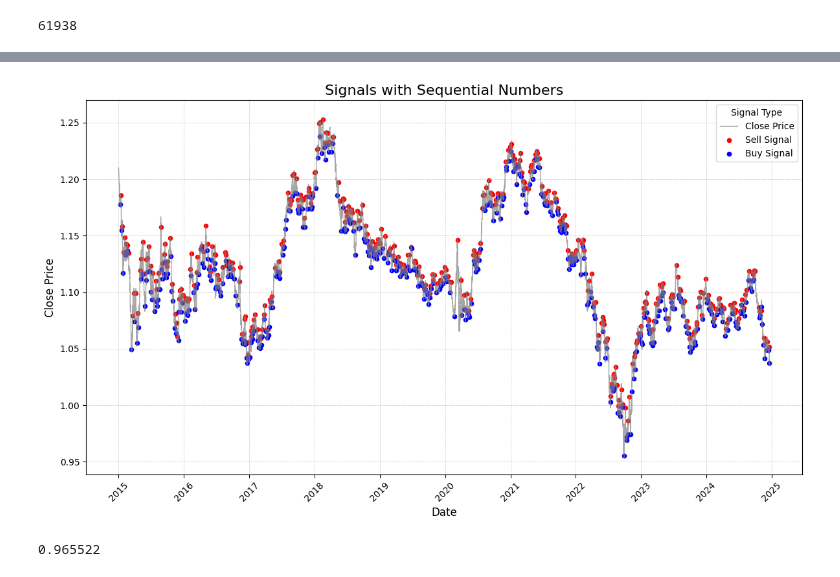
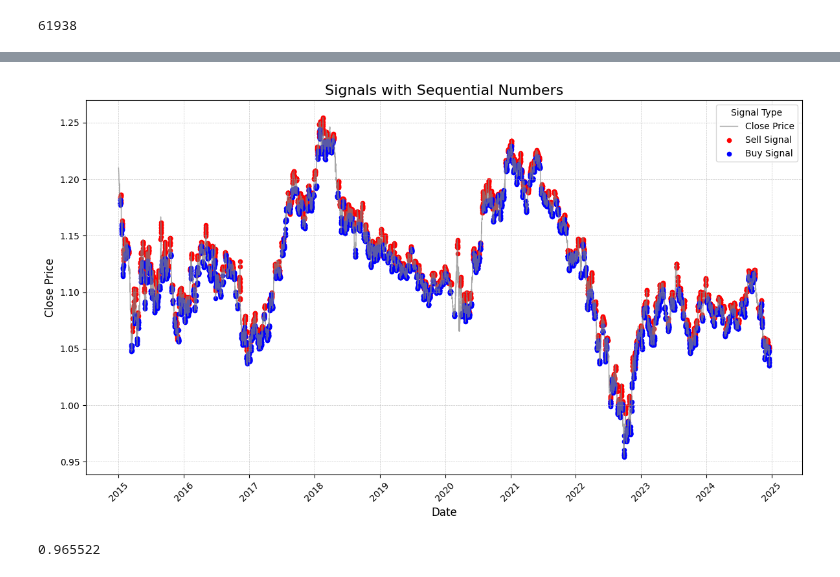
Before and after one commit to Iftekhar-mobin/Make_Money_with_Tensorflow_2.0, a Jupyter notebook: forexPredictor/portfolio from signal.ipynb, the cells around one changed output, grey strips where cells are left out. Drawn from its saved outputs; the diff is of its cells as text; code cells hidden in the pictures.

```diff
--- a/forexPredictor/portfolio from signal.ipynb
+++ b/forexPredictor/portfolio from signal.ipynb
@@ -36,23 +36,16 @@ len(dt)
 # %%
 df=data
 
+
 start = 0
 end = len(dt)
+# end = 5000
 # Assuming 'df' is your DataFrame and it contains 'Date' and 'Close' columns
 df = df.iloc[start:end].reset_index(drop=True)  # Reset index after slicing
 
-
 # Identify local maxima and minima
-local_maxima_indices = argrelextrema(df['Close'].values, np.greater, order=50)[0]
-local_minima_indices = argrelextrema(df['Close'].values, np.less, order=50)[0]
-
-# Shift signals 2 steps ahead
-max_signal_indices = local_maxima_indices + 2
-min_signal_indices = local_minima_indices + 2
-
-# Ensure indices stay within bounds
-max_signal_indices = max_signal_indices[max_signal_indices < len(df)]
-min_signal_indices = min_signal_indices[min_signal_indices < len(df)]
+max_signal_indices = argrelextrema(df['Close'].values, np.greater, order=50)[0]
+min_signal_indices = argrelextrema(df['Close'].values, np.less, order=50)[0]
 
 # Initialize Signal column
 df['Signal'] = 0
@@ -60,8 +53,39 @@ df.loc[max_signal_indices, 'Signal'] = -1  # Sell Signal
 df.loc[min_signal_indices, 'Signal'] = 1   # Buy Signal
 
 
-Threshold_distance = 24
+# Modify signals to extend their effect for the next 10 points
+extension_length = 15
+for idx in df[df['Signal'] != 0].index:  # Iterate over non-zero signals
+    signal_value = df.loc[idx, 'Signal']  # Get the signal value (1 or -1)
+    # Update the next `extension_length` zeros to the current signal
+    end_idx = min(idx + extension_length, len(df))  # Ensure we don't exceed bounds
+    for i in range(idx + 1, end_idx):
+        if df.loc[i, 'Signal'] == 0:  # Only alter zero signals
+            df.loc[i, 'Signal'] = signal_value
+
+
+
+
+# Modify signals to extend their effect 3 steps **before** each signal
+extension_length = 5
+for idx in df[df['Signal'] != 0].index:  # Iterate over non-zero signals
+    signal_value = df.loc[idx, 'Signal']  # Get the signal value (1 or -1)
+    # Update the previous `extension_length` zeros to the current signal
+    start_idx = max(idx - extension_length, 0)  # Ensure we don’t go below index 0
+    for i in range(start_idx, idx):
+        if df.loc[i, 'Signal'] == 0:  # Only alter zero signals
+            df.loc[i, 'Signal'] = signal_value
+
+
+# Debugging Info
+print(f"Total Original Sell Signals: {len(max_signal_indices)}")
+print(f"Total Original Buy Signals: {len(min_signal_indices)}")
+print(f"Filtered Signals After Extension: {df['Signal'].value_counts()}")
+
+
+Threshold_distance = 25
 # mv_avg = df['Close'].rolling(window=15).mean()
+
 
 # Filtering consecutive signals
 signal_indices = df[df['Signal'] != 0].index  # Get indices where signals exist
@@ -70,51 +94,37 @@ for i in range(1, len(signal_indices)):
     previous_index = signal_indices[i - 1]
 
     # Check for consecutive opposite signals within a short distance (e.g., 25 candles)
-#     if abs(current_index - previous_index) <= Threshold_distance and \
-#             df.loc[current_index, 'Signal'] != df.loc[previous_index, 'Signal']:
-#             if mv_avg[i] < df['Close'].iloc[i]:
-#                 df.loc[previous_index, 'Signal'] = 0  # Remove the previous signal
-#                 df.loc[current_index, 'Signal'] = 1  # Convert to Buy Signal
-#             else:
-#                 df.loc[current_index, 'Signal'] = -1  # Convert to Buy Signal
-#                 df.loc[previous_index, 'Signal'] = 0  # Remove the previous signal
-        # Check for consecutive opposite signals within a short distance (e.g., 25 candles)
     if abs(current_index - previous_index) <= Threshold_distance and \
             df.loc[current_index, 'Signal'] == df.loc[previous_index, 'Signal']:
                 df.loc[current_index, 'Signal'] = 0  # Convert to Buy Signal
 
-
-        # Compare the rolling mean with the close price at the current index
-#         rolling_mean = df['Close'].rolling(window=21).mean()
-
-        # Ensure rolling_mean is not NaN at the current index
-#         if not np.isnan(rolling_mean[current_index]):
-#             if df.loc[current_index, 'Close'] < rolling_mean[current_index]:
-#                 df.loc[current_index, 'Signal'] = 0  # Convert to Buy Signal
-#                 df.loc[previous_index, 'Signal'] = 1  # Remove the previous signal
-#             else:
-#                 df.loc[current_index, 'Signal'] = 1  # Convert to Buy Signal
-#                 df.loc[previous_index, 'Signal'] = 0  # Remove the previous signal
 
 # Debugging Info
 print(f"Total Original Sell Signals: {len(max_signal_indices)}")
 print(f"Total Original Buy Signals: {len(min_signal_indices)}")
 print(f"Filtered Signals: {df['Signal'].value_counts()}")
 
+
+
+
 # Plot Close Prices and signals
 plt.figure(figsize=(12, 7))
 plt.plot(df['Date'], df['Close'], c='gray', alpha=0.7, label='Close Price', linewidth=1)
 
+
 # Combine Buy and Sell Signals into one DataFrame
 signals = df[df['Signal'] != 0]  # Filter rows with non-zero signals (buy/sell)
+
 
 # Plot Final Sell Signals
 sell_signals = signals[signals['Signal'] == -1]
 plt.scatter(sell_signals['Date'], sell_signals['Close'], c='red', label='Sell Signal', marker='o', s=20)
 
+
 # Plot Final Buy Signals
 buy_signals = signals[signals['Signal'] == 1]
 plt.scatter(buy_signals['Date'], buy_signals['Close'], c='blue', label='Buy Signal', marker='o', s=20)
+
 
 # Add sequential numbering for all signals with adjusted spacing
 # for idx, row in signals.iterrows():
@@ -129,21 +139,26 @@ plt.scatter(buy_signals['Date'], buy_signals['Close'], c='blue', label='Buy Sign
 #         arrowprops=dict(arrowstyle="->", color='gray', lw=0.5)  # Optional: Add arrows for clarity
 #     )
 
+
 # Chart Customization
 plt.title('Signals with Sequential Numbers', fontsize=16)
 plt.xlabel('Date', fontsize=12)
 plt.ylabel('Close Price', fontsize=12)
+
 
 # Set date format and tick frequency
 # plt.gca().xaxis.set_major_locator(mdates.MonthLocator())  # Set major ticks to monthly intervals
 # plt.gca().xaxis.set_major_formatter(mdates.DateFormatter('%Y-%m'))  # Format tick labels as Year-Month
 # plt.gca().xaxis.set_minor_locator(mdates.WeekdayLocator(interval=1))  # Add weekly minor ticks
 
+
 plt.xticks(rotation=45, fontsize=10)
+
 
 # Optional: Adjust Y-axis grid density
 plt.grid(which='both', linestyle='--', linewidth=0.5, alpha=0.7)
 
+
 plt.legend(title='Signal Type')
 plt.tight_layout()
 plt.show()
@@ -157,5 +179,5 @@ Filtered Signals: Signal
 Name: count, dtype: int64
-[figure, old version]
+[figure, new version]
 # %%
 mv_avg[3000]
 # %% [output]
```
Also changed, not shown: parts of 2 cells of this notebook, 1 other file.
